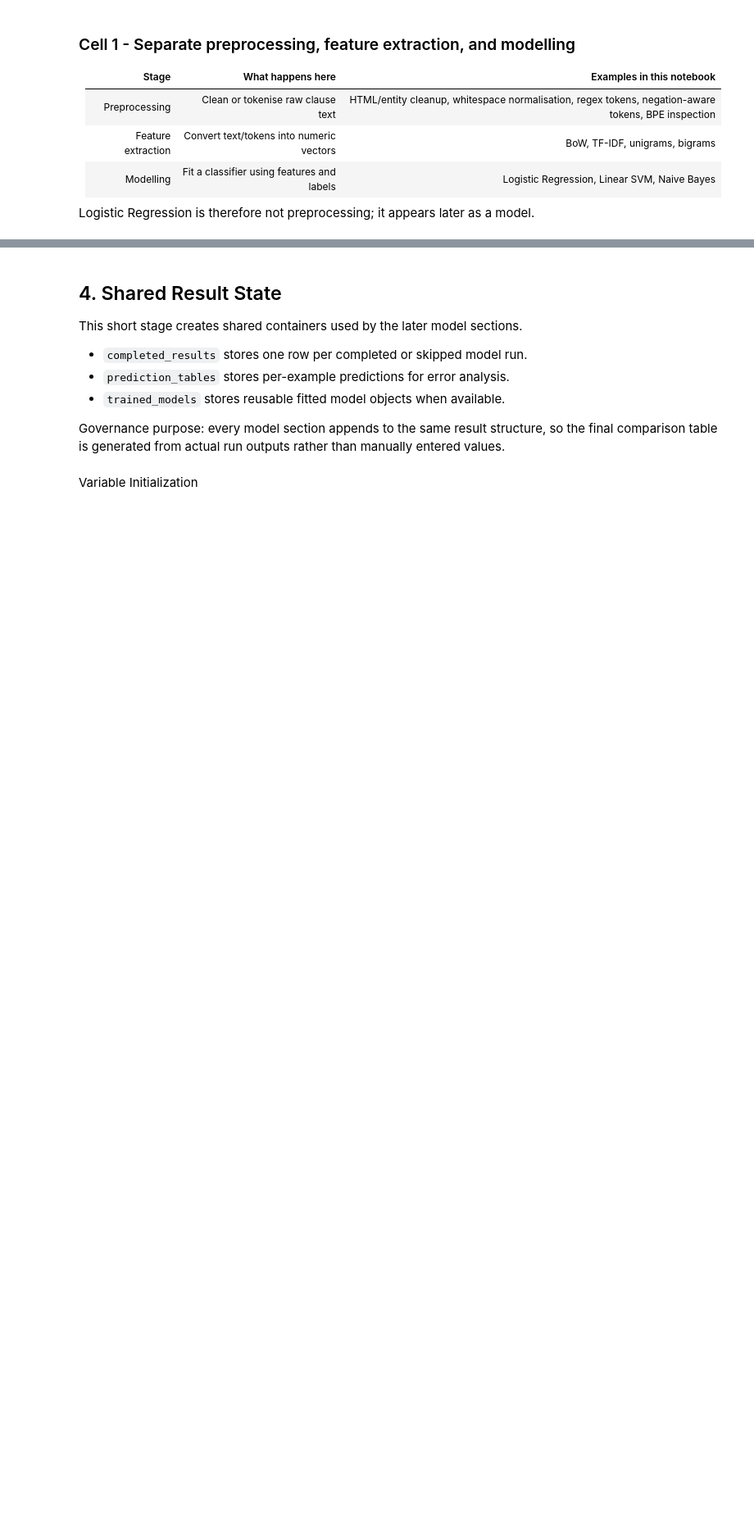
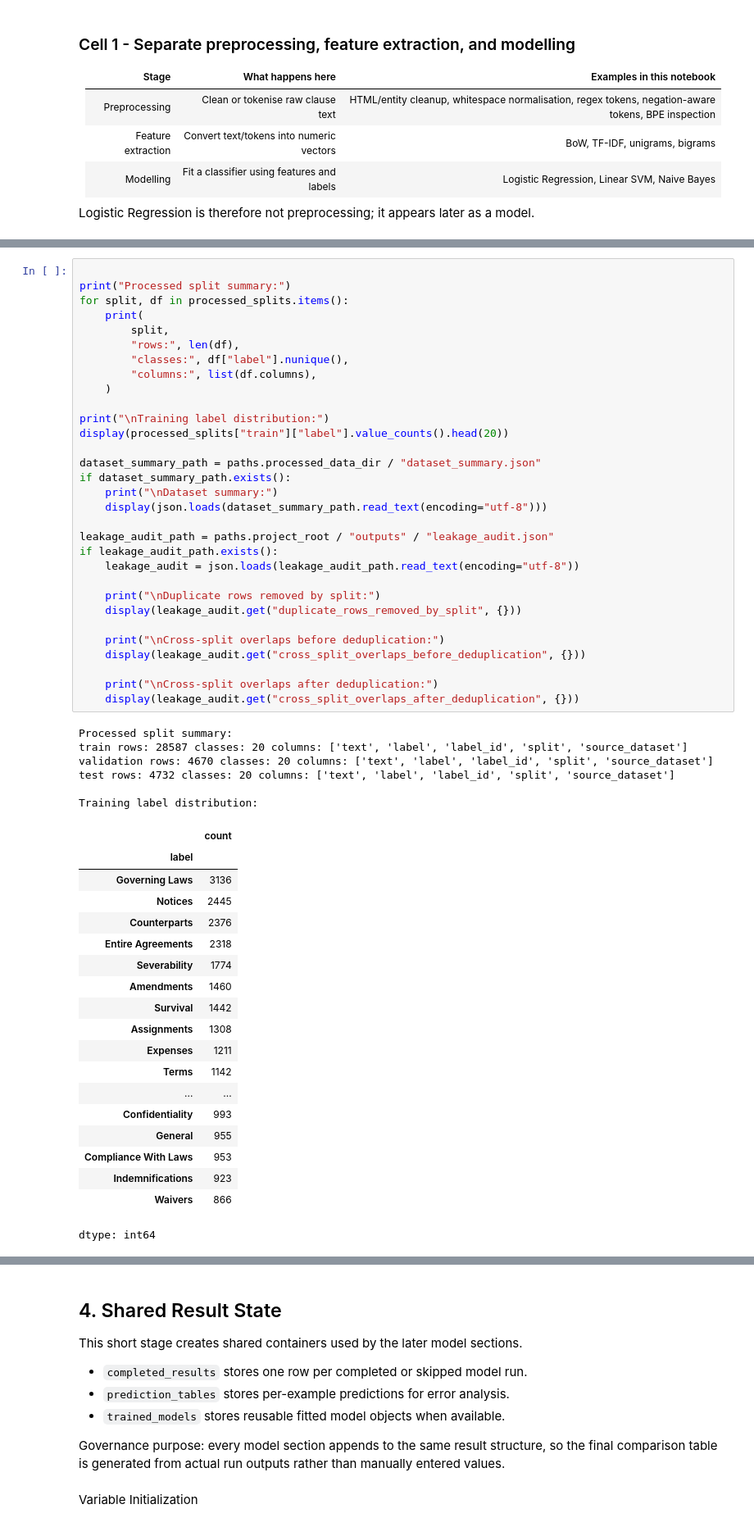
Before and after one commit to YBenjaminPCondori/Natural-Language-Processing, a Jupyter notebook: notebooks/ledgar_clause_classification_pipeline.ipynb, the cells around one changed output, grey strips where cells are left out. Shown at 82% size. Saved outputs shown, nothing was run; the diff lists cells and outputs as text; blank space fills up the shorter version.

```diff
--- a/notebooks/ledgar_clause_classification_pipeline.ipynb
+++ b/notebooks/ledgar_clause_classification_pipeline.ipynb
@@ -581,0 +1028,57 @@ else:
+# %%
+
+print("Processed split summary:")
+for split, df in processed_splits.items():
+    print(
+        split,
+        "rows:", len(df),
+        "classes:", df["label"].nunique(),
+        "columns:", list(df.columns),
+    )
+
+print("\nTraining label distribution:")
+display(processed_splits["train"]["label"].value_counts().head(20))
+
+dataset_summary_path = paths.processed_data_dir / "dataset_summary.json"
+if dataset_summary_path.exists():
+    print("\nDataset summary:")
+    display(json.loads(dataset_summary_path.read_text(encoding="utf-8")))
+
+leakage_audit_path = paths.project_root / "outputs" / "leakage_audit.json"
+if leakage_audit_path.exists():
+    leakage_audit = json.loads(leakage_audit_path.read_text(encoding="utf-8"))
+
+    print("\nDuplicate rows removed by split:")
+    display(leakage_audit.get("duplicate_rows_removed_by_split", {}))
+
+    print("\nCross-split overlaps before deduplication:")
+    display(leakage_audit.get("cross_split_overlaps_before_deduplication", {}))
+
+    print("\nCross-split overlaps after deduplication:")
+    display(leakage_audit.get("cross_split_overlaps_after_deduplication", {}))
+# %% [output]
+Processed split summary:
+train rows: 28587 classes: 20 columns: ['text', 'label', 'label_id', 'split', 'source_dataset']
+validation rows: 4670 classes: 20 columns: ['text', 'label', 'label_id', 'split', 'source_dataset']
+test rows: 4732 classes: 20 columns: ['text', 'label', 'label_id', 'split', 'source_dataset']
+
+Training label distribution:
+|  | count |
+| label |  |
+| Governing Laws | 3136 |
+| Notices | 2445 |
+| Counterparts | 2376 |
+| Entire Agreements | 2318 |
+| Severability | 1774 |
+| Amendments | 1460 |
+| Survival | 1442 |
+| Assignments | 1308 |
+| Expenses | 1211 |
+| Terms | 1142 |
+| ... | ... |
+| Confidentiality | 993 |
+| General | 955 |
+| Compliance With Laws | 953 |
+| Indemnifications | 923 |
+| Waivers | 866 |
+dtype: int64
```
Also changed, not shown: parts of 95 cells of this notebook, 28 other files.
